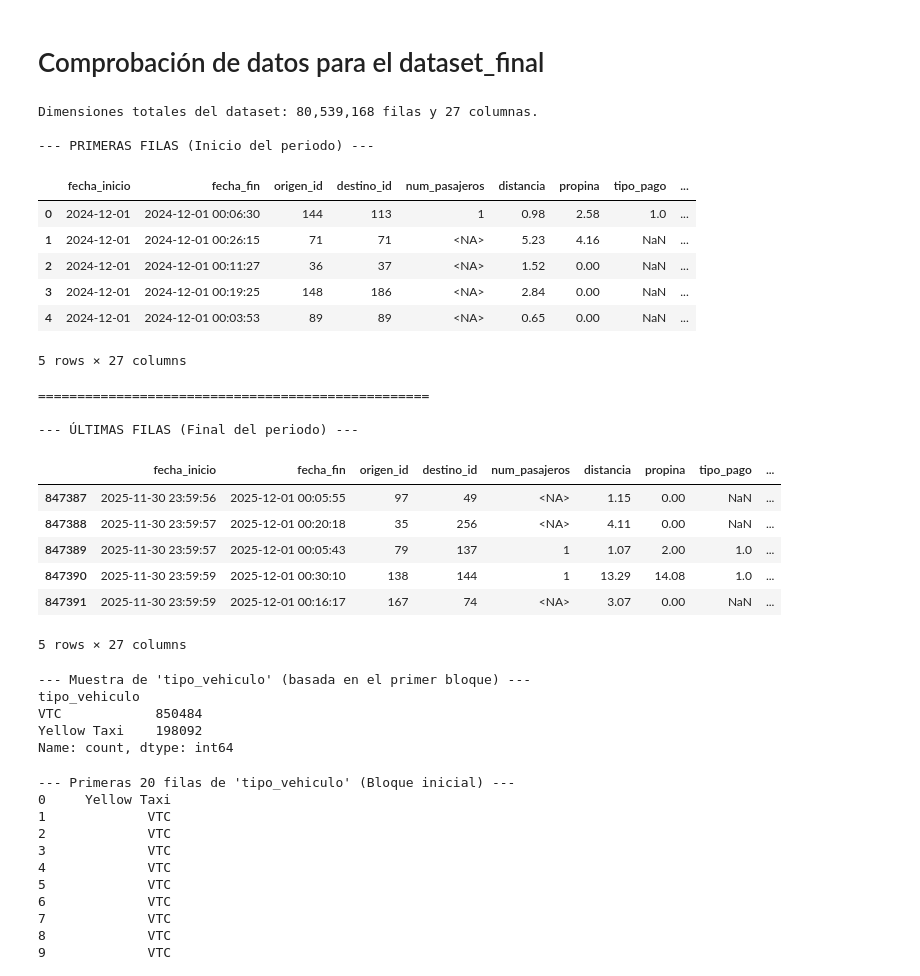
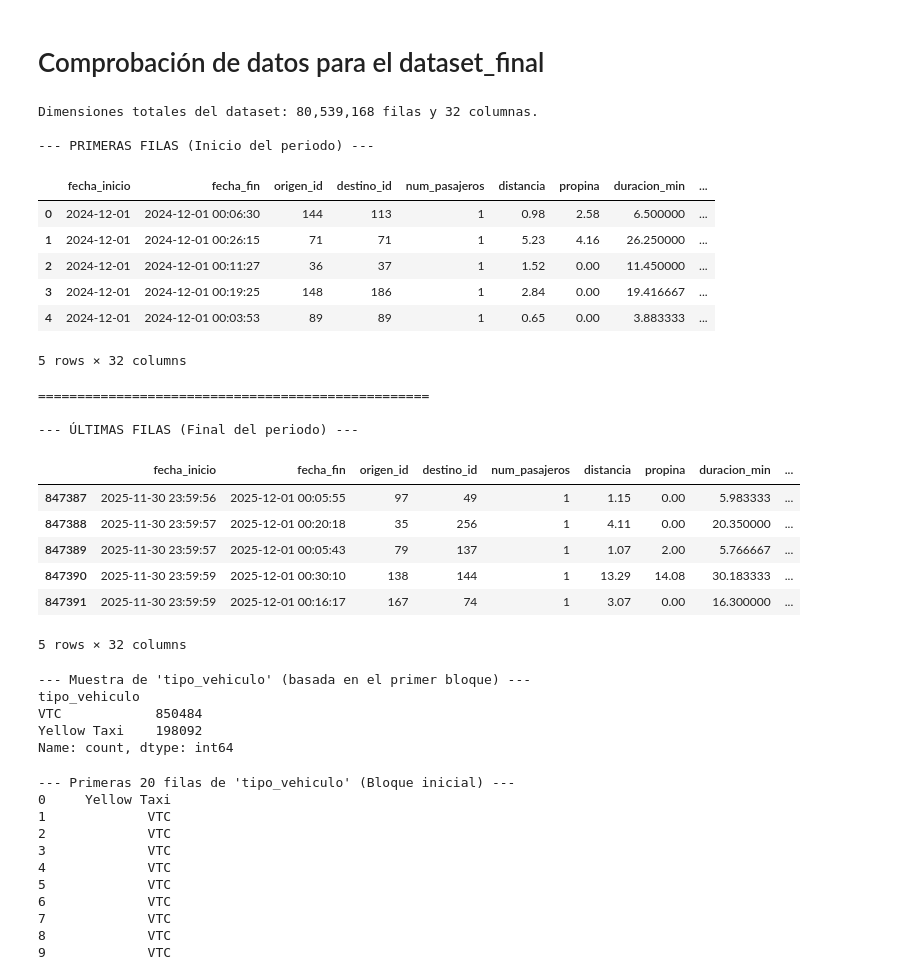
Before and after one commit to carmengranadosv/PD2-conducIA, a Jupyter notebook: src/modelos/preparar_datosFinales/comprobar_datosFinales.ipynb, the cells around one changed output. Saved outputs shown, nothing was run; the diff lists cells and outputs as text; code cells hidden in the pictures.

```diff
--- a/src/modelos/preparar_datosFinales/comprobar_datosFinales.ipynb
+++ b/src/modelos/preparar_datosFinales/comprobar_datosFinales.ipynb
@@ -6,57 +6,57 @@ import os
 import pyarrow.parquet as pq
 
 # Definimos la ruta
-parquet_path = os.path.join("..", "..", "..", "data", "processed", "tlc_clean", "dataset_final.parquet")
+parquet_path = os.path.join("..", "..", "..", "data", "processed", "tlc_clean", "datos_final.parquet")
 
 if os.path.exists(parquet_path):
     # 1. Abrimos el archivo como un objeto de Parquet (esto no carga los datos)
     pfile = pq.ParquetFile(parquet_path)
 
     # 2. Obtenemos metadatos generales
     total_filas = pfile.metadata.num_rows
     print(f"Dimensiones totales del dataset: {total_filas:,} filas y {pfile.metadata.num_columns} columnas.")
 
     # 3. Leemos solo los bloques necesarios (el primero y el último)
     # read_row_group(0) lee el bloque inicial, el último es num_row_groups - 1
     df_inicio = pfile.read_row_group(0).to_pandas()
     df_fin = pfile.read_row_group(pfile.num_row_groups - 1).to_pandas()
 
     print(f"\n--- PRIMERAS FILAS (Inicio del periodo) ---")
     display(df_inicio.head(5))
 
     print(f"\n" + "="*50 + "\n")
 
     print(f"--- ÚLTIMAS FILAS (Final del periodo) ---")
     display(df_fin.tail(5))
 
     # Análisis ligero de una columna específica (ej: tipo_vehiculo)
     # Usamos value_counts() sobre un bloque para ver qué hay, sin cargar todo
     print(f"\n--- Muestra de 'tipo_vehiculo' (basada en el primer bloque) ---")
     print(df_inicio['tipo_vehiculo'].value_counts())
 
 else:
     print(f"Error: No se encontró el archivo en la ruta relativa: {parquet_path}")
 # %% [output]
-Dimensiones totales del dataset: 80,539,168 filas y 27 columnas.
+Dimensiones totales del dataset: 80,539,168 filas y 32 columnas.
 
 --- PRIMERAS FILAS (Inicio del periodo) ---
-|  | fecha_inicio | fecha_fin | origen_id | destino_id | num_pasajeros | distancia | propina | tipo_pago | ... |
-| 0 | 2024-12-01 | 2024-12-01 00:06:30 | 144 | 113 | 1 | 0.98 | 2.58 | 1.0 | ... |
-| 1 | 2024-12-01 | 2024-12-01 00:26:15 | 71 | 71 | <NA> | 5.23 | 4.16 | NaN | ... |
-| 2 | 2024-12-01 | 2024-12-01 00:11:27 | 36 | 37 | <NA> | 1.52 | 0.00 | NaN | ... |
-| 3 | 2024-12-01 | 2024-12-01 00:19:25 | 148 | 186 | <NA> | 2.84 | 0.00 | NaN | ... |
-| 4 | 2024-12-01 | 2024-12-01 00:03:53 | 89 | 89 | <NA> | 0.65 | 0.00 | NaN | ... |
+|  | fecha_inicio | fecha_fin | origen_id | destino_id | num_pasajeros | distancia | propina | duracion_min | ... |
+| 0 | 2024-12-01 | 2024-12-01 00:06:30 | 144 | 113 | 1 | 0.98 | 2.58 | 6.500000 | ... |
+| 1 | 2024-12-01 | 2024-12-01 00:26:15 | 71 | 71 | 1 | 5.23 | 4.16 | 26.250000 | ... |
+| 2 | 2024-12-01 | 2024-12-01 00:11:27 | 36 | 37 | 1 | 1.52 | 0.00 | 11.450000 | ... |
+| 3 | 2024-12-01 | 2024-12-01 00:19:25 | 148 | 186 | 1 | 2.84 | 0.00 | 19.416667 | ... |
+| 4 | 2024-12-01 | 2024-12-01 00:03:53 | 89 | 89 | 1 | 0.65 | 0.00 | 3.883333 | ... |
-5 rows × 27 columns
+5 rows × 32 columns
 ==================================================
 
 --- ÚLTIMAS FILAS (Final del periodo) ---
-|  | fecha_inicio | fecha_fin | origen_id | destino_id | num_pasajeros | distancia | propina | tipo_pago | ... |
-| 847387 | 2025-11-30 23:59:56 | 2025-12-01 00:05:55 | 97 | 49 | <NA> | 1.15 | 0.00 | NaN | ... |
-| 847388 | 2025-11-30 23:59:57 | 2025-12-01 00:20:18 | 35 | 256 | <NA> | 4.11 | 0.00 | NaN | ... |
-| 847389 | 2025-11-30 23:59:57 | 2025-12-01 00:05:43 | 79 | 137 | 1 | 1.07 | 2.00 | 1.0 | ... |
-| 847390 | 2025-11-30 23:59:59 | 2025-12-01 00:30:10 | 138 | 144 | 1 | 13.29 | 14.08 | 1.0 | ... |
-| 847391 | 2025-11-30 23:59:59 | 2025-12-01 00:16:17 | 167 | 74 | <NA> | 3.07 | 0.00 | NaN | ... |
+|  | fecha_inicio | fecha_fin | origen_id | destino_id | num_pasajeros | distancia | propina | duracion_min | ... |
+| 847387 | 2025-11-30 23:59:56 | 2025-12-01 00:05:55 | 97 | 49 | 1 | 1.15 | 0.00 | 5.983333 | ... |
+| 847388 | 2025-11-30 23:59:57 | 2025-12-01 00:20:18 | 35 | 256 | 1 | 4.11 | 0.00 | 20.350000 | ... |
+| 847389 | 2025-11-30 23:59:57 | 2025-12-01 00:05:43 | 79 | 137 | 1 | 1.07 | 2.00 | 5.766667 | ... |
+| 847390 | 2025-11-30 23:59:59 | 2025-12-01 00:30:10 | 138 | 144 | 1 | 13.29 | 14.08 | 30.183333 | ... |
+| 847391 | 2025-11-30 23:59:59 | 2025-12-01 00:16:17 | 167 | 74 | 1 | 3.07 | 0.00 | 16.300000 | ... |
-5 rows × 27 columns
+5 rows × 32 columns
 --- Muestra de 'tipo_vehiculo' (basada en el primer bloque) ---
 tipo_vehiculo
 VTC            850484
```
Also changed, not shown: 3 other files.
